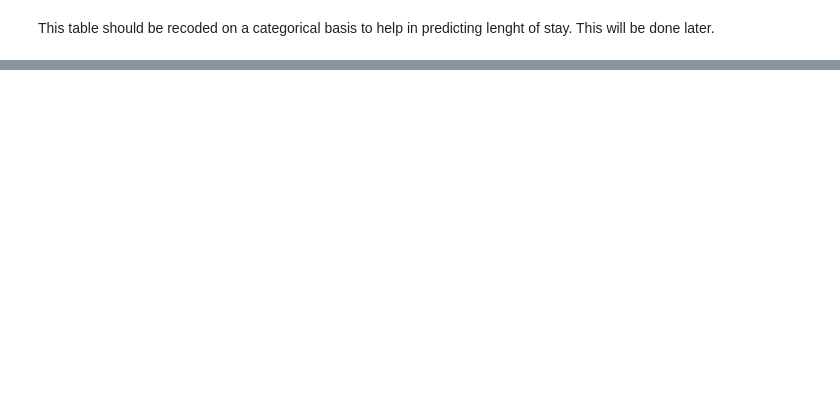
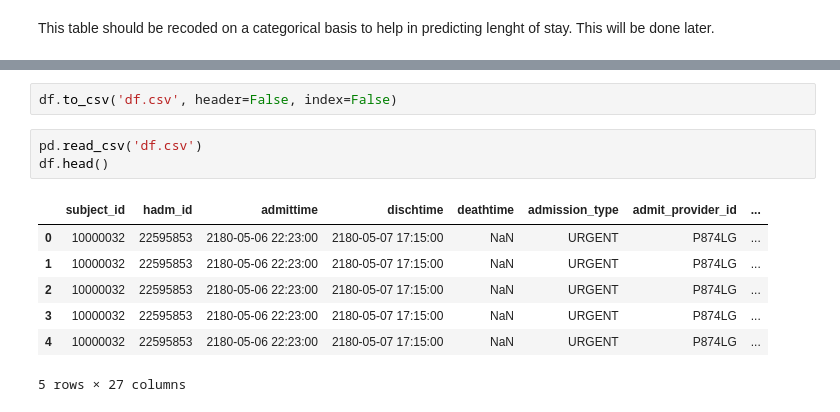
Before and after one commit to alissazolt/Predicting-LOS, a Jupyter notebook: Data Wrangling - Predicting LOS.ipynb, the cells around one changed output, grey strips where cells are left out. Cells and saved outputs as stored; diff of their text form; blank space fills up the shorter version.

```diff
--- a/Data Wrangling - Predicting LOS.ipynb
+++ b/Data Wrangling - Predicting LOS.ipynb
@@ -446,0 +464,13 @@ This table should be recoded on a categorical basis to help in predicting lenght
+# %%
+df.to_csv('df.csv', header=False, index=False)
+# %%
+pd.read_csv('df.csv')
+df.head()
+# %% [output]
+|  | subject_id | hadm_id | admittime | dischtime | deathtime | admission_type | admit_provider_id | ... |
+| 0 | 10000032 | 22595853 | 2180-05-06 22:23:00 | 2180-05-07 17:15:00 | NaN | URGENT | P874LG | ... |
+| 1 | 10000032 | 22595853 | 2180-05-06 22:23:00 | 2180-05-07 17:15:00 | NaN | URGENT | P874LG | ... |
+| 2 | 10000032 | 22595853 | 2180-05-06 22:23:00 | 2180-05-07 17:15:00 | NaN | URGENT | P874LG | ... |
+| 3 | 10000032 | 22595853 | 2180-05-06 22:23:00 | 2180-05-07 17:15:00 | NaN | URGENT | P874LG | ... |
+| 4 | 10000032 | 22595853 | 2180-05-06 22:23:00 | 2180-05-07 17:15:00 | NaN | URGENT | P874LG | ... |
+5 rows × 27 columns
```
Also changed, not shown: parts of 8 cells of this notebook.
